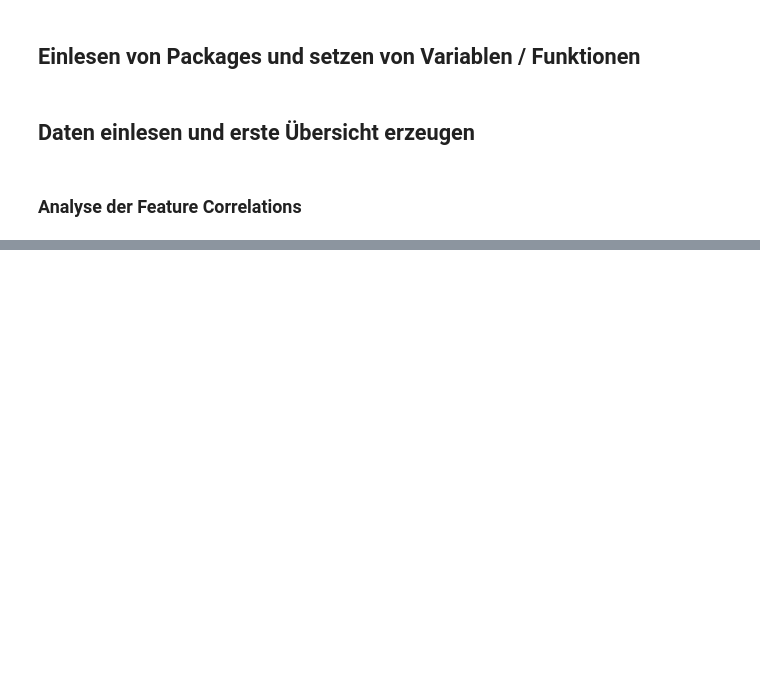
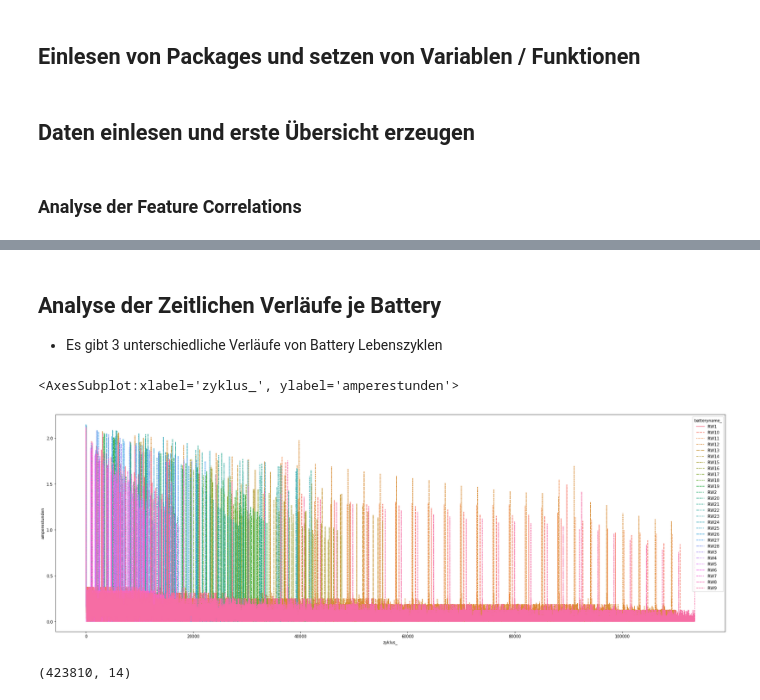
Before and after one commit to DaMuBo/battery_failure_predictions, a Jupyter notebook: 5_analysis_daniel.ipynb, the cells around one changed output, grey strips where cells are left out. Saved outputs shown, nothing was run; the diff lists cells and outputs as text; code cells hidden in the pictures; blank space fills up the shorter version.

Commit message:
Update der Grafiken zur erst Analyse und KLassifizierungsgrundlage der Batterien

```diff
--- a/5_analysis_daniel.ipynb
+++ b/5_analysis_daniel.ipynb
@@ -54,0 +66,14 @@ plt.draw()
+# %% [markdown]
+## Analyse der Zeitlichen Verläufe je Battery
+
+* Es gibt 3 unterschiedliche Verläufe von Battery Lebenszyklen
+# %%
+plt.figure(figsize=(30,10))
+sns.lineplot(data=df,x='zyklus_', y='amperestunden', hue='batteryname_', style='batteryname_')
+# %% [output]
+<AxesSubplot:xlabel='zyklus_', ylabel='amperestunden'>
+[figure, added]
+# %%
+df.shape
+# %% [output]
+(423810, 14)
```
Also changed, not shown: parts of 2 cells of this notebook, 1 other file.
